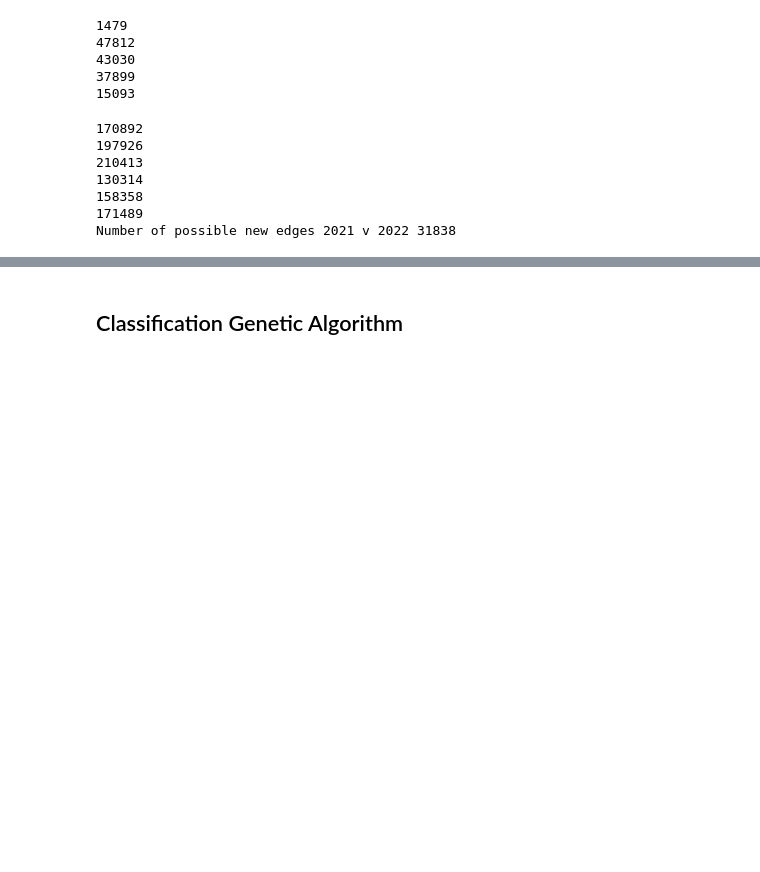
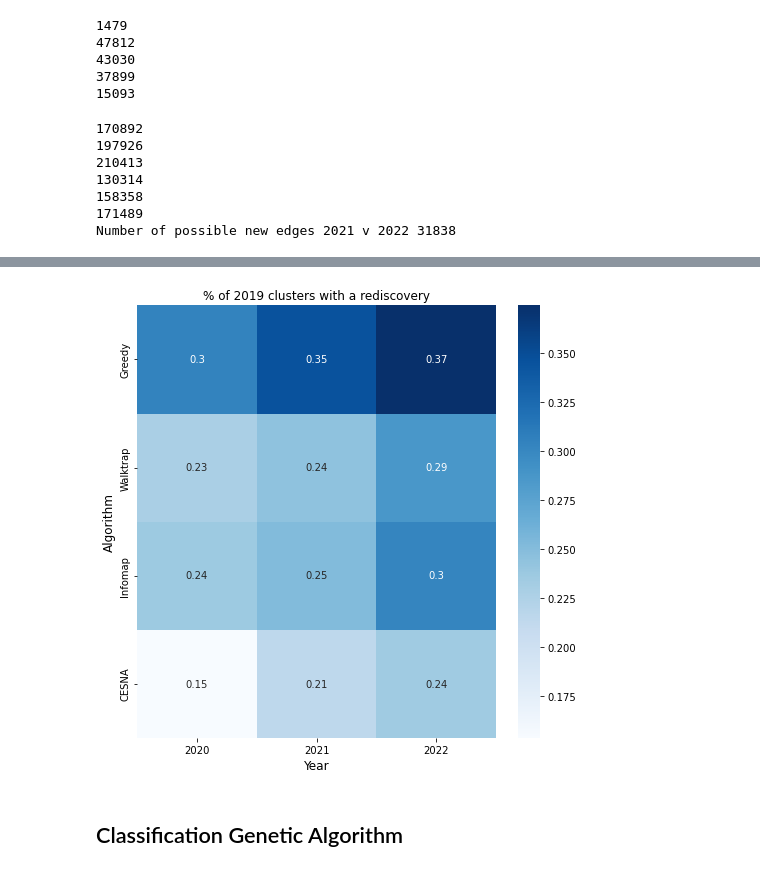
Before and after one commit to MSBradshaw/BOCC, a Jupyter notebook: Experiments/make_figures.ipynb, the cells around one changed output, grey strips where cells are left out. Cells and saved outputs as stored; diff of their text form; code cells hidden in the pictures; blank space fills up the shorter version.

```diff
--- a/Experiments/make_figures.ipynb
+++ b/Experiments/make_figures.ipynb
@@ -1048,3 +873,34 @@ cesna 22 0.335
+# %%
+# how many clusters have a rediscovered edge in each year?
+
+look_forward_res_com_counts = np.zeros((4,3))
+for a, algo, i in zip([g_19_com_specific_pairs,w_19_com_specific_pairs,i_19_com_specific_pairs,c_19_com_specific_pairs],['greedy','waltrap','infomap','cesna'],range(4)):
+    for e, y, j in zip([new_20_pairs,new_21_pairs,new_22_pairs], ['2020','2021','2022'], range(3)):
+        # count the number of coms in a that have atleast 1 rediscovery
+        # for each com, find the rediscoveries
+        has_r_count = 0
+        for c in a:
+            num_r = rediscover(c,e)
+            if len(num_r) > 0:
+                look_forward_res_com_counts[i,j] += 1
+
+# normalize look_forward_res_com_counts by the number of coms in each algo
+for a, algo, i in zip([g_19_com_specific_pairs,w_19_com_specific_pairs,i_19_com_specific_pairs,c_19_com_specific_pairs],['greedy','waltrap','infomap','cesna'],range(4)):
+    for j in range(3):
+        look_forward_res_com_counts[i,j] = look_forward_res_com_counts[i,j] / len(a)
+
+
+# heatmap with  labels and annotations of look_forward_res_com_counts uisng seaborn, found values to 2 decimal places
+fig, ax = plt.subplots(figsize=(7,7))
+sns.heatmap(look_forward_res_com_counts, annot=True, fmt='.2g', ax=ax, cmap='Blues', xticklabels=['2020','2021','2022'], yticklabels=['Greedy','Walktrap','Infomap','CESNA'])
+ax.set_xlabel('Year', fontsize=std_fontsize)
+ax.set_ylabel('Algorithm', fontsize=std_fontsize)
+ax.set_title('% of 2019 clusters with a rediscovery', fontsize=std_fontsize)
+plt.tight_layout()
+plt.savefig('../PublicationFigures/look_forward_rediscovery_com_percents.png',dpi=300)
+plt.show()
+# %% [output]
+[figure, added]
 # %% [markdown]
 ## Classification Genetic Algorithm
 # %%
```
Also changed, not shown: parts of 8 cells of this notebook.
